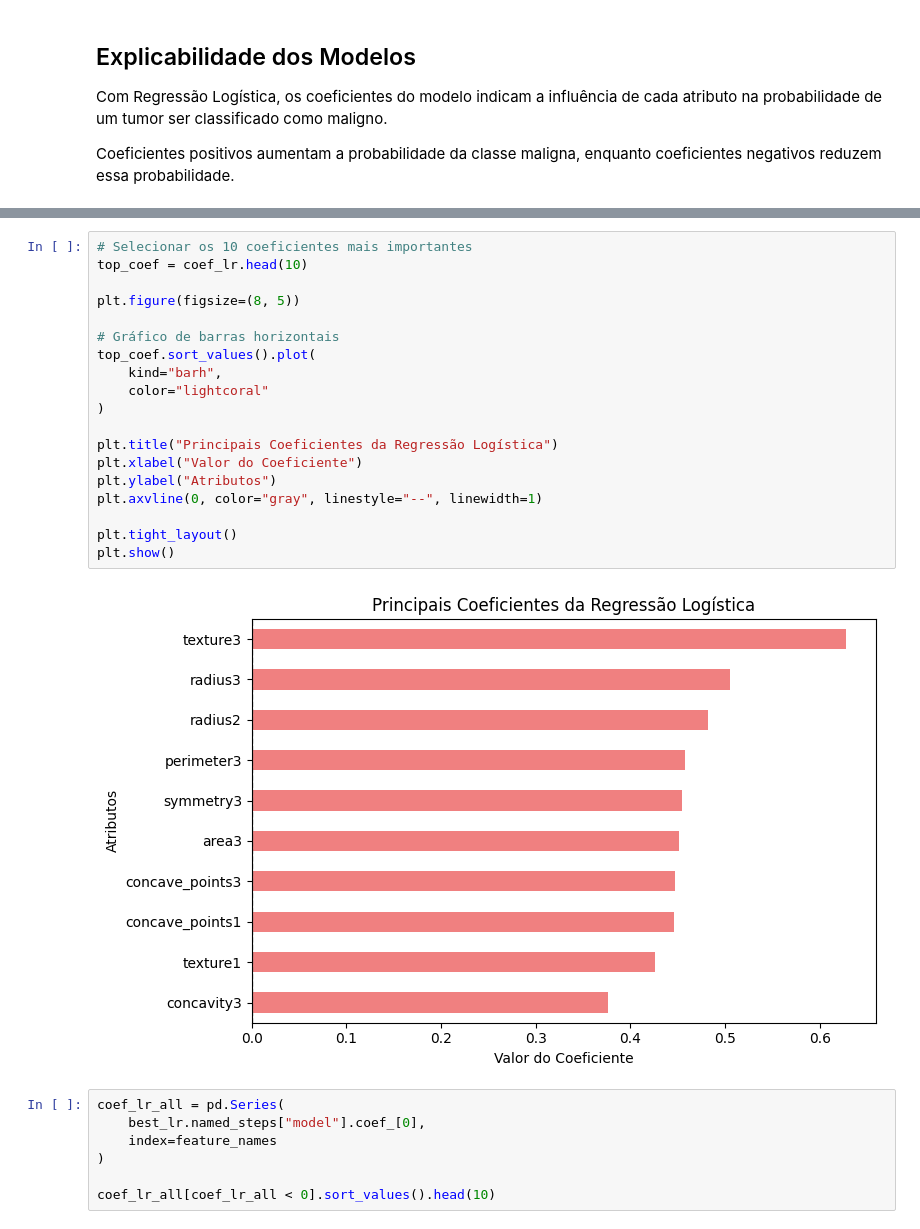
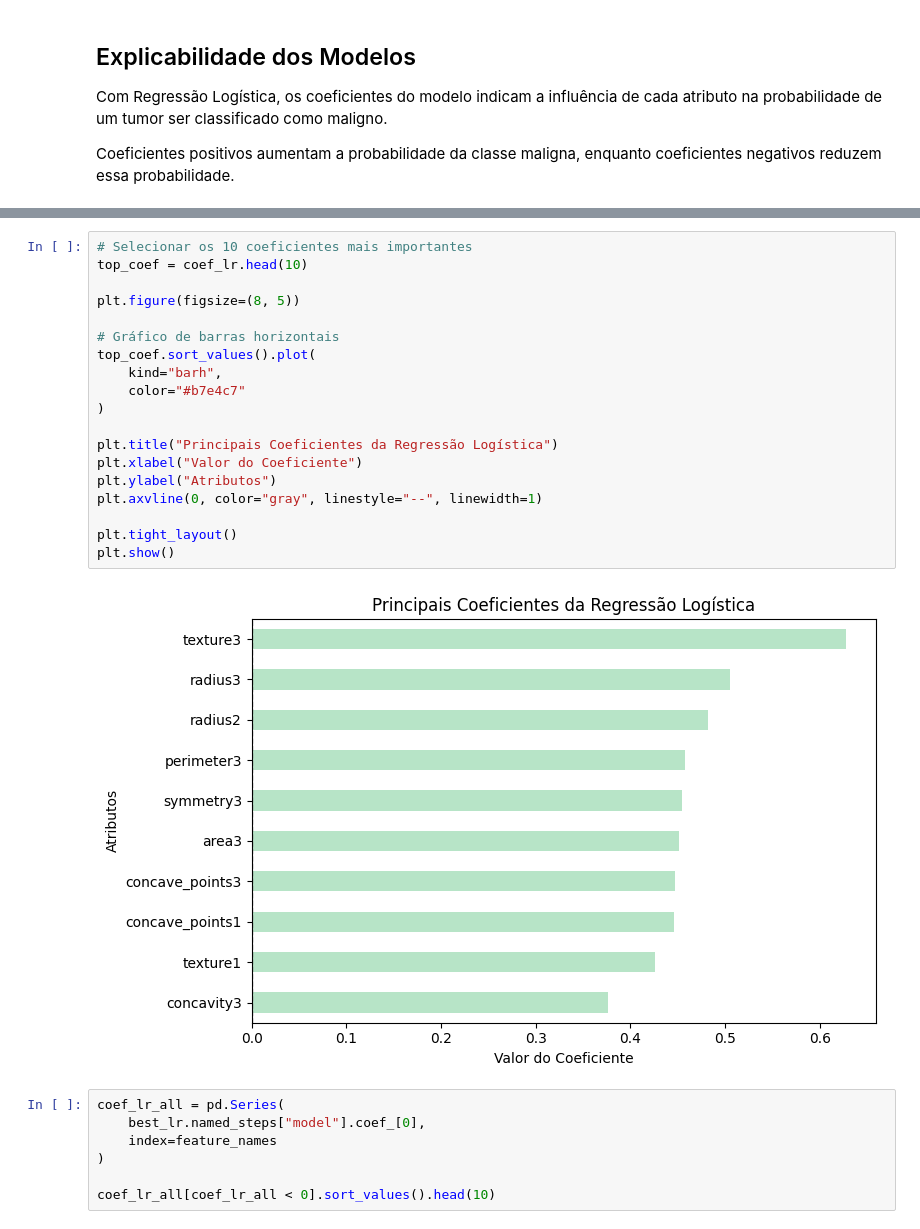
Before and after one commit to mariaclaraps/projeto-ciencia-dos-dados, a Jupyter notebook: notebooks/cancer_classificacao.ipynb, the cells around one changed output, grey strips where cells are left out. Cells and saved outputs as stored; diff of their text form.

```diff
--- a/notebooks/cancer_classificacao.ipynb
+++ b/notebooks/cancer_classificacao.ipynb
@@ -543,24 +787,24 @@ coef_lr.head(10)
 # %%
 # Selecionar os 10 coeficientes mais importantes
 top_coef = coef_lr.head(10)
 
 plt.figure(figsize=(8, 5))
 
 # Gráfico de barras horizontais
 top_coef.sort_values().plot(
     kind="barh",
-    color="lightcoral"
+    color="#b7e4c7"
 )
 
 plt.title("Principais Coeficientes da Regressão Logística")
 plt.xlabel("Valor do Coeficiente")
 plt.ylabel("Atributos")
 plt.axvline(0, color="gray", linestyle="--", linewidth=1)
 
 plt.tight_layout()
 plt.show()
 # %% [output]
-[figure, old version]
+[figure, new version]
 # %%
 coef_lr_all = pd.Series(
     best_lr.named_steps["model"].coef_[0],
```
Also changed, not shown: parts of 27 cells of this notebook, 1 other file.
